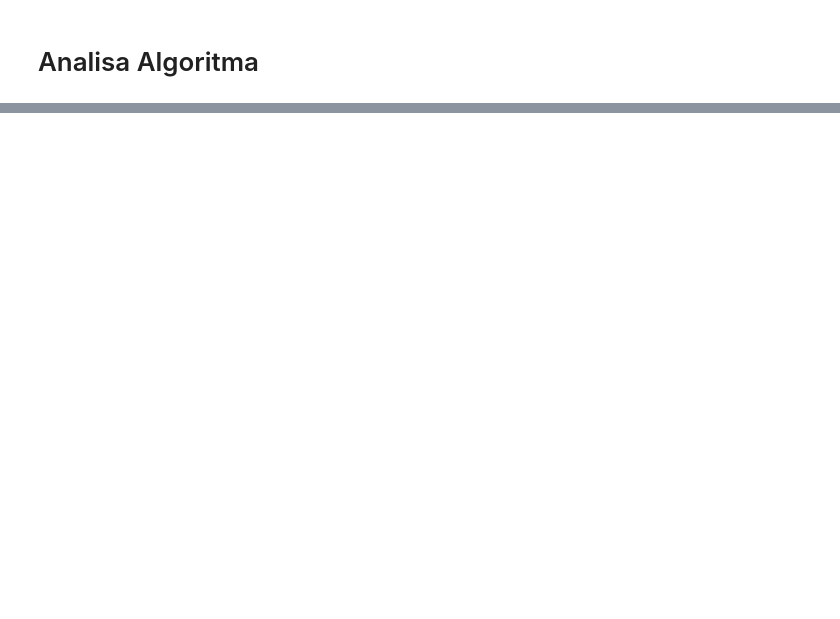
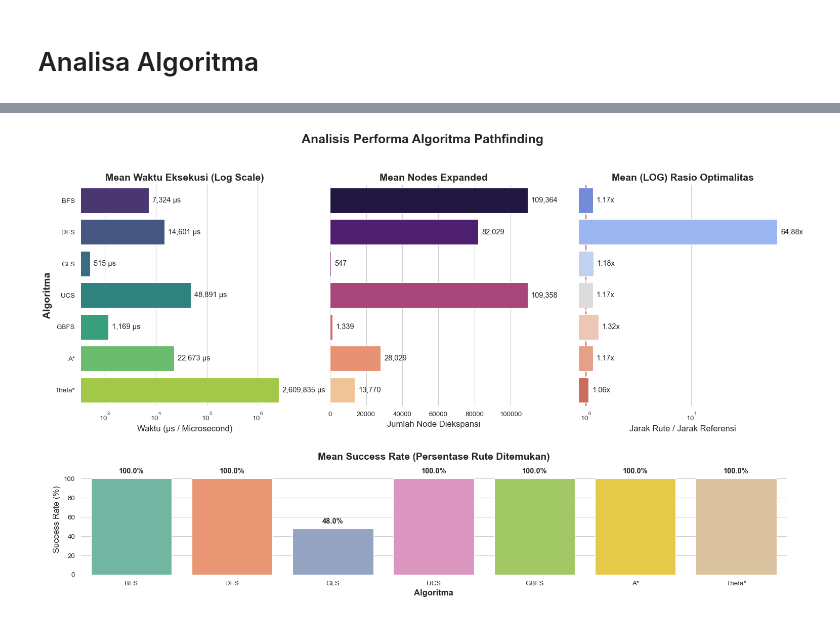
Before and after one commit to Yuseonr/uav-h3-pathfinding, a Jupyter notebook: analysis/notebook.ipynb, the cells around one changed output, grey strips where cells are left out. Saved outputs shown, nothing was run; the diff lists cells and outputs as text; code cells hidden in the pictures; blank space fills up the shorter version.

```diff
--- a/analysis/notebook.ipynb
+++ b/analysis/notebook.ipynb
@@ -39,3 +44,92 @@ Data columns (total 14 columns):
  13  path_hex_ids     3150 non-null   str
 dtypes: float64(2), int64(6), str(6)
 memory usage: 344.7 KB
+# %%
+sns.set_theme(style="whitegrid", context="paper", font_scale=1.1)
+
+filtered_df = df[(df['resolusi'] == 11) & (df['kategori_jarak'] == 'long')].copy()
+
+filtered_df['rasio_optimalitas'] = filtered_df['jarak_meter'] / filtered_df['referensi_meter']
+filtered_df['is_success'] = filtered_df['status'].astype(str).str.lower().isin(['success', 'sukses', 'true']) * 100.0
+
+algo_order = ['BFS', 'DFS', 'GLS', 'UCS', 'GBFS', 'A*', 'Theta*']
+
+fig = plt.figure(figsize=(18, 10))
+gs = fig.add_gridspec(2, 3, height_ratios=[2, 1], hspace=0.35)
+
+ax0 = fig.add_subplot(gs[0, 0])
+ax1 = fig.add_subplot(gs[0, 1], sharey=ax0)
+ax2 = fig.add_subplot(gs[0, 2], sharey=ax0)
+ax3 = fig.add_subplot(gs[1, :])
+
+fig.suptitle('Analisis Performa Algoritma Pathfinding',
+             fontsize=18, fontweight='bold', y=0.98)
+
+sns.barplot(
+    x='waktu_microsec', y='algoritma', data=filtered_df, estimator=np.mean,
+    errorbar=None, order=algo_order, palette='viridis', ax=ax0, orient='h'
+)
+ax0.set_xscale('log')
+ax0.set_title('Mean Waktu Eksekusi (Log Scale)', fontsize=14, fontweight='bold')
+ax0.set_xlabel('Waktu (µs / Microsecond)', fontsize=12)
+ax0.set_ylabel('Algoritma', fontsize=14, fontweight='bold')
+
+for p in ax0.patches:
+    width = p.get_width()
+    if width > 0:
+        ax0.annotate(f'{width:,.0f} µs', (width, p.get_y() + p.get_height() / 2.),
+                     ha='left', va='center', xytext=(5, 0), textcoords='offset points')
+
+sns.barplot(
+    x='nodes_expanded', y='algoritma', data=filtered_df, estimator=np.mean,
+    errorbar=None, order=algo_order, palette='magma', ax=ax1, orient='h'
+)
+ax1.set_title('Mean Nodes Expanded', fontsize=14, fontweight='bold')
+ax1.set_xlabel('Jumlah Node Diekspansi', fontsize=12)
+ax1.set_ylabel('')
+plt.setp(ax1.get_yticklabels(), visible=False)
+
+for p in ax1.patches:
+    width = p.get_width()
+    if width > 0:
+        ax1.annotate(f'{int(width):,}', (width, p.get_y() + p.get_height() / 2.),
+                     ha='left', va='center', xytext=(5, 0), textcoords='offset points')
+
+sns.barplot(
+    x='rasio_optimalitas', y='algoritma', data=filtered_df, estimator=np.mean,
+    errorbar=None, order=algo_order, palette='coolwarm', ax=ax2, orient='h'
+)
+ax2.set_xscale('log')
+ax2.set_title('Mean (LOG) Rasio Optimalitas', fontsize=14, fontweight='bold')
+ax2.set_xlabel('Jarak Rute / Jarak Referensi', fontsize=12)
+ax2.set_ylabel('')
+plt.setp(ax2.get_yticklabels(), visible=False)
+
+ax2.axvline(1.0, color='red', linestyle='--', linewidth=2, zorder=0)
+
+for p in ax2.patches:
+    width = p.get_width()
+    if width > 0:
+        ax2.annotate(f'{width:,.2f}x', (width, p.get_y() + p.get_height() / 2.), ha='left', va='center', xytext=(5, 0), textcoords='offset points')
+
+sns.barplot(
+    x='algoritma', y='is_success', data=filtered_df, estimator=np.mean,
+    errorbar=None, order=algo_order, palette='Set2', ax=ax3
+)
+ax3.set_title('Mean Success Rate (Persentase Rute Ditemukan)', fontsize=14, fontweight='bold')
+ax3.set_xlabel('Algoritma', fontsize=12, fontweight='bold')
+ax3.set_ylabel('Success Rate (%)', fontsize=12)
+ax3.set_ylim(0, 115)
+
+for p in ax3.patches:
+    height = p.get_height()
+    ax3.annotate(f'{height:,.1f}%', (p.get_x() + p.get_width() / 2., height),
+                 ha='center', va='bottom', xytext=(0, 5), textcoords='offset points',
+                 fontweight='bold')
+
+sns.despine(left=True, bottom=True)
+output_file = os.path.join(result_path, "analisis_performa_algoritma.png")
+plt.savefig(output_file, dpi=300, bbox_inches='tight')
+plt.show()
+# %% [output]
+[figure, added]
```
Also changed, not shown: parts of 3 cells of this notebook, 4 other files.
